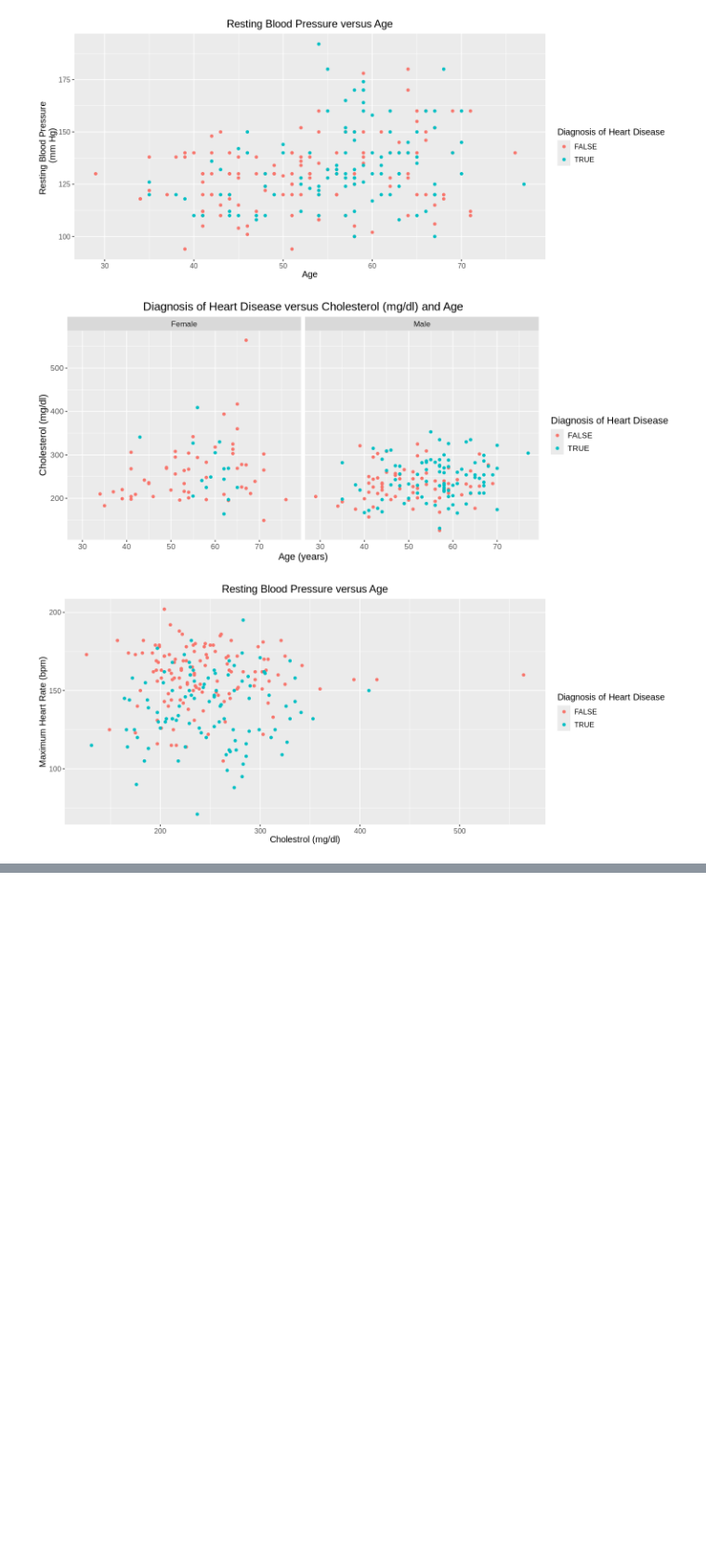
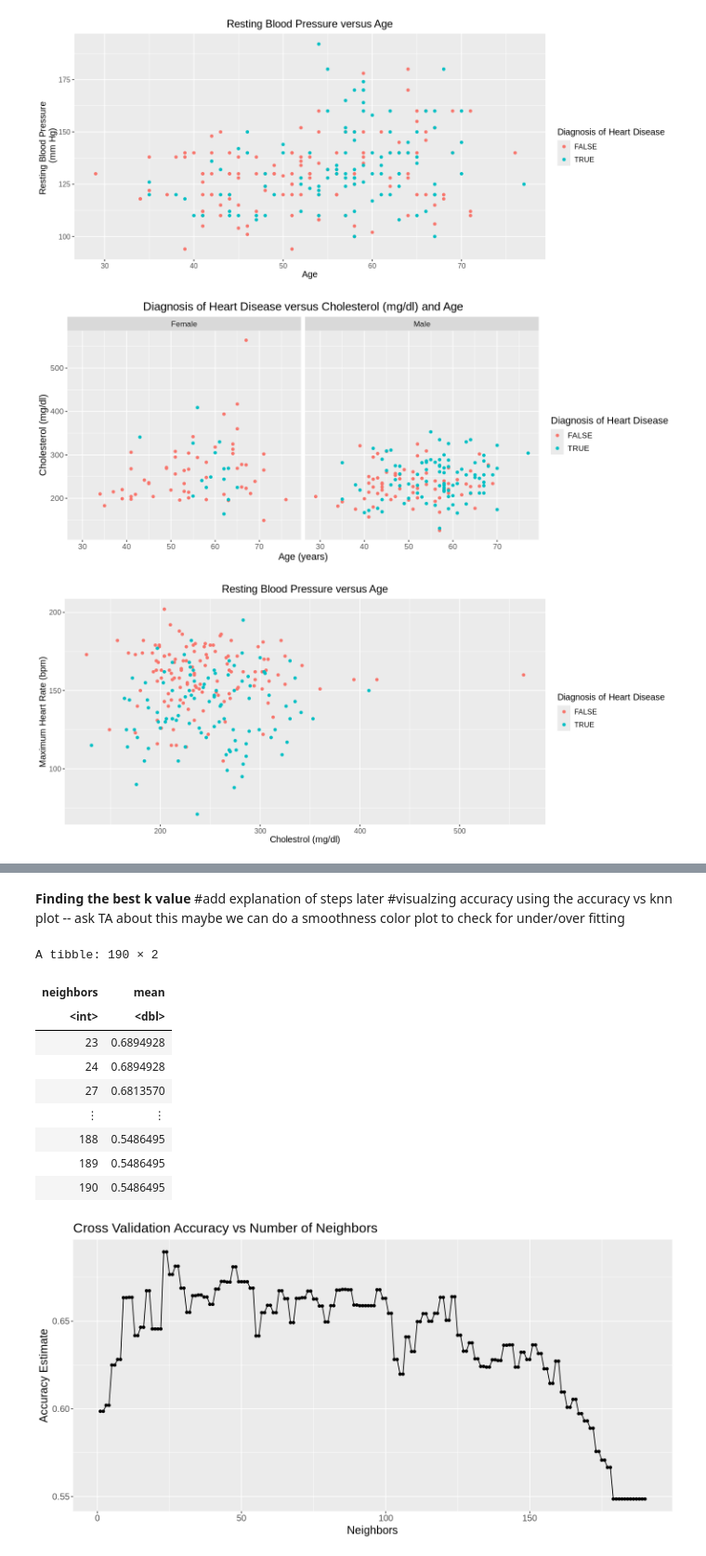
Before and after one commit to cchan70/dsci-100-project-17, a Jupyter notebook: Proposal.ipynb, the cells around one changed output, grey strips where cells are left out. Shown at 93% size. Saved outputs shown, nothing was run; the diff lists cells and outputs as text; code cells hidden in the pictures; blank space fills up the shorter version.

```diff
--- a/Proposal.ipynb
+++ b/Proposal.ipynb
@@ -206,0 +242,62 @@ World Health Organization. (n.d.). https://www.who.int/health-topics/cardiovascu
+# %% [markdown]
+**Finding the best k value**
+#add explanation of steps later
+#visualzing accuracy using the accuracy vs knn plot -- ask TA about this maybe we can do a smoothness color plot to check for under/over fitting
+# %%
+options(repr.plot.width = 12, repr.plot.height = 6)
+
+# Create a recipe with the chosen predictor variables, standardize
+heart_recipe <- recipe(diagnosis ~ chol + thalach + trestbps + age, data = heart_training) |>
+                step_scale(all_predictors()) |>
+                step_center(all_predictors())
+
+# create a K-nearest neighbor model specification with tuning on the number of neighbors
+spec <- nearest_neighbor(weight_func = "rectangular", neighbors = tune()) |>
+        set_engine("kknn") |>
+        set_mode("classification")
+
+#10-fold cross validation
+heart_vfold <- vfold_cv(heart_training, v = 10, strata = diagnosis)
+gridvals <- tibble(neighbors = c(1:190))
+
+
+# create a workflow analysis, then collect metrics
+knn_results <- workflow() |>
+                add_recipe(heart_recipe) |>
+                add_model(spec) |>
+                tune_grid(resamples = heart_vfold, grid = gridvals) |>
+                collect_metrics()
+
+# filter metrics for accuracy
+accuracies_lots <- knn_results |>
+                filter(.metric == "accuracy") |>
+                select(neighbors, mean) |>
+                arrange(-mean)
+
+# Visualize k accuracy
+cross_val_plot <- accuracies_lots |> # accuracies
+                ggplot(aes(x= neighbors, y = mean))+
+                geom_point() +
+                geom_line() +
+                labs(x= "Neighbors", y = "Accuracy Estimate")+
+                ggtitle("Cross Validation Accuracy vs Number of Neighbors")+
+                theme(text = element_text(size = 15))
+
+
+
+
+cross_val_plot
+
+accuracies_lots
+# %% [output]
+A tibble: 190 × 2
+| neighbors | mean |
+| <int> | <dbl> |
+| 23 | 0.6894928 |
+| 24 | 0.6894928 |
+| 27 | 0.6813570 |
+| ⋮ | ⋮ |
+| 188 | 0.5486495 |
+| 189 | 0.5486495 |
+| 190 | 0.5486495 |
+[figure, added]
```
Also changed, not shown: parts of 17 cells of this notebook.
